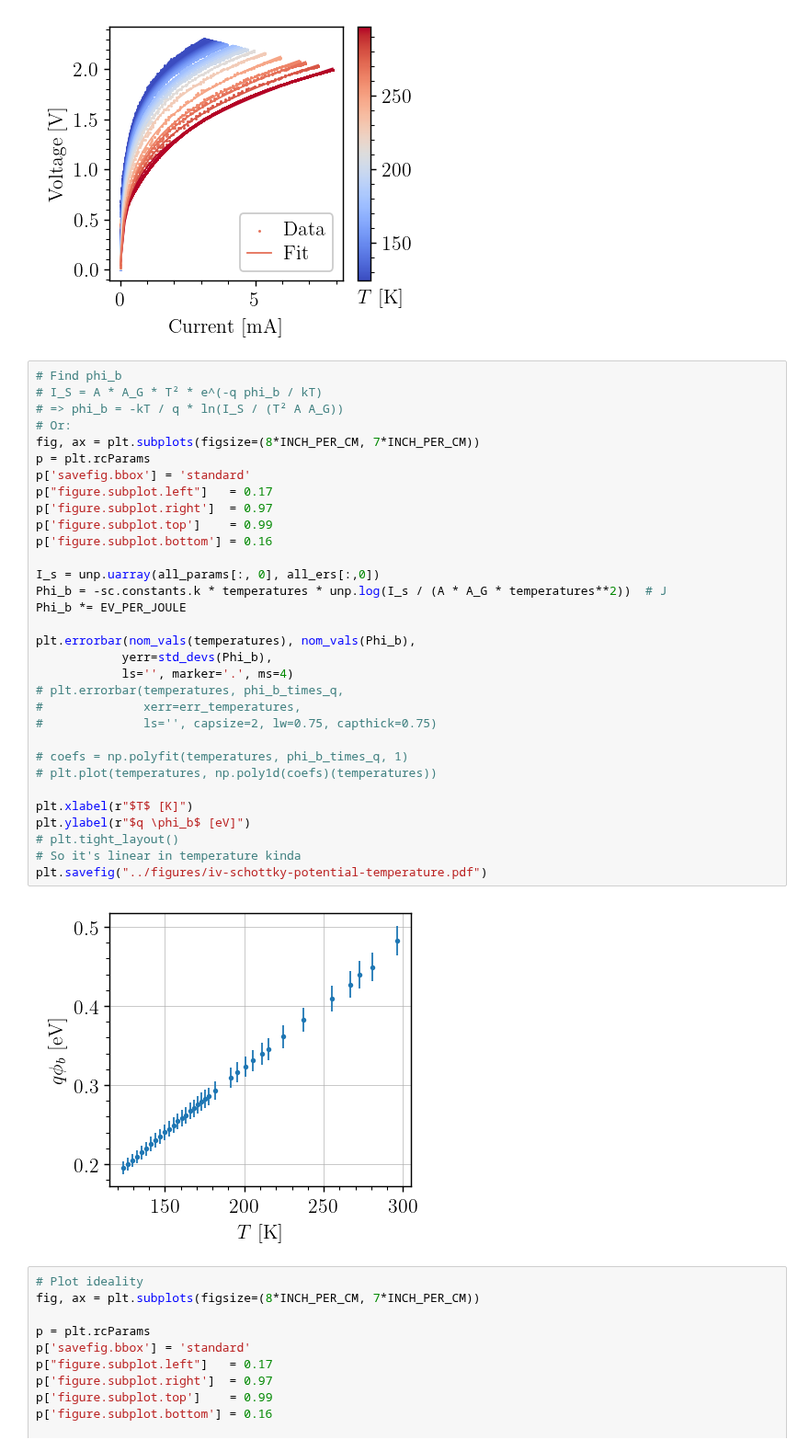
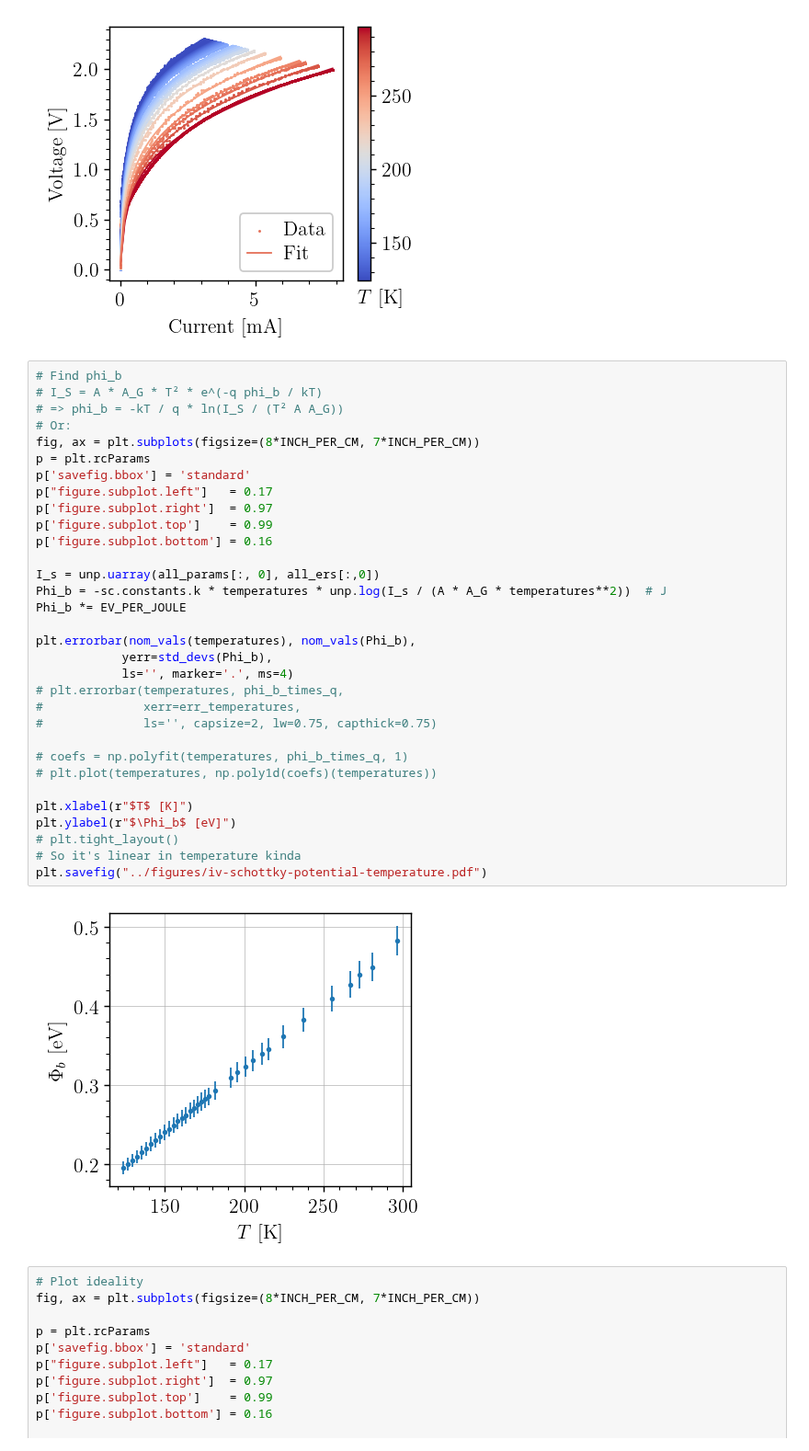
Before and after one commit to TomVdt/TPIII, a Jupyter notebook: 06-photoemission-interne/analyse/exp1.ipynb, the cells around one changed output. Shown at 92% size. Cells and saved outputs as stored; diff of their text form.

```diff
--- a/06-photoemission-interne/analyse/exp1.ipynb
+++ b/06-photoemission-interne/analyse/exp1.ipynb
@@ -81,35 +81,35 @@ plt.show()
 # I_S = A * A_G * T² * e^(-q phi_b / kT)
 # => phi_b = -kT / q * ln(I_S / (T² A A_G))
 # Or:
 fig, ax = plt.subplots(figsize=(8*INCH_PER_CM, 7*INCH_PER_CM))
 p = plt.rcParams
 p['savefig.bbox'] = 'standard'
 p["figure.subplot.left"]   = 0.17
 p['figure.subplot.right']  = 0.97
 p['figure.subplot.top']    = 0.99
 p['figure.subplot.bottom'] = 0.16
 
 I_s = unp.uarray(all_params[:, 0], all_ers[:,0])
 Phi_b = -sc.constants.k * temperatures * unp.log(I_s / (A * A_G * temperatures**2))  # J
 Phi_b *= EV_PER_JOULE
 
 plt.errorbar(nom_vals(temperatures), nom_vals(Phi_b),
             yerr=std_devs(Phi_b),
             ls='', marker='.', ms=4)
 # plt.errorbar(temperatures, phi_b_times_q,
 #              xerr=err_temperatures,
 #              ls='', capsize=2, lw=0.75, capthick=0.75)
 
 # coefs = np.polyfit(temperatures, phi_b_times_q, 1)
 # plt.plot(temperatures, np.poly1d(coefs)(temperatures))
 
 plt.xlabel(r"$T$ [K]")
-plt.ylabel(r"$q \phi_b$ [eV]")
+plt.ylabel(r"$\Phi_b$ [eV]")
 # plt.tight_layout()
 # So it's linear in temperature kinda
 plt.savefig("../figures/iv-schottky-potential-temperature.pdf")
 # %% [output]
-[figure, old version]
+[figure, new version]
 # %%
 # Plot ideality
 fig, ax = plt.subplots(figsize=(8*INCH_PER_CM, 7*INCH_PER_CM))
```
Also changed, not shown: 1 other file.
